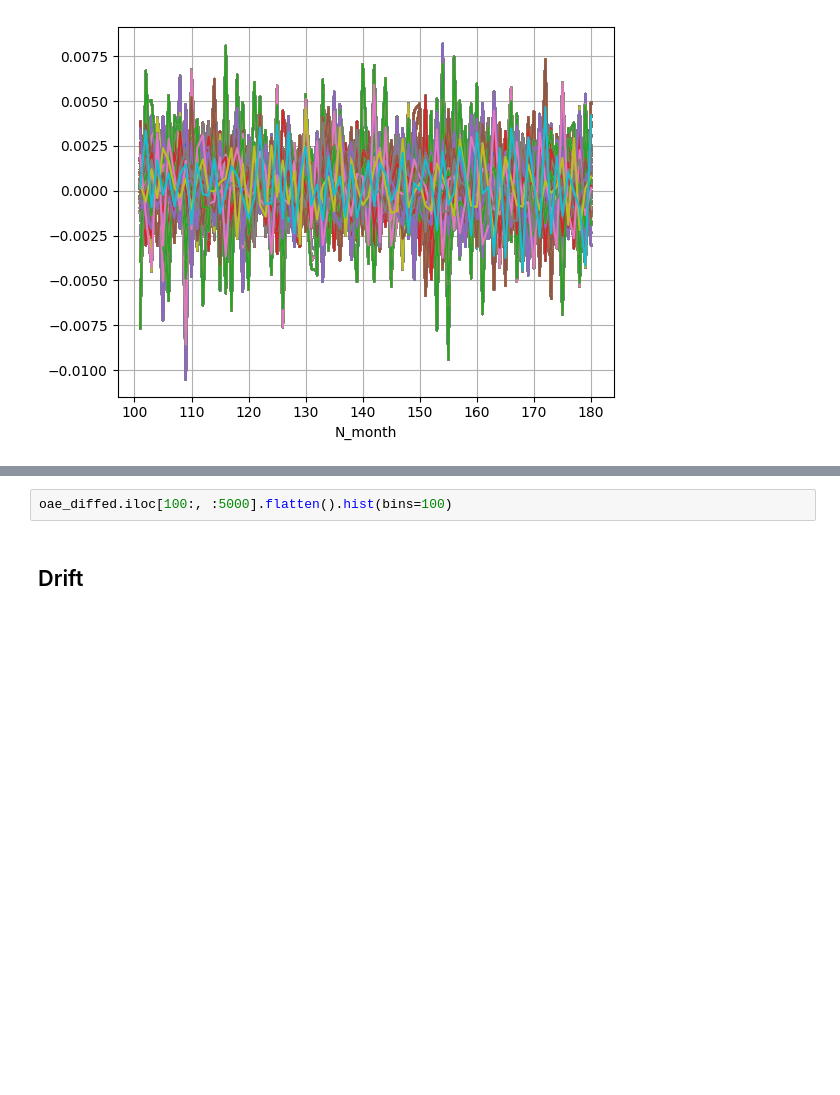
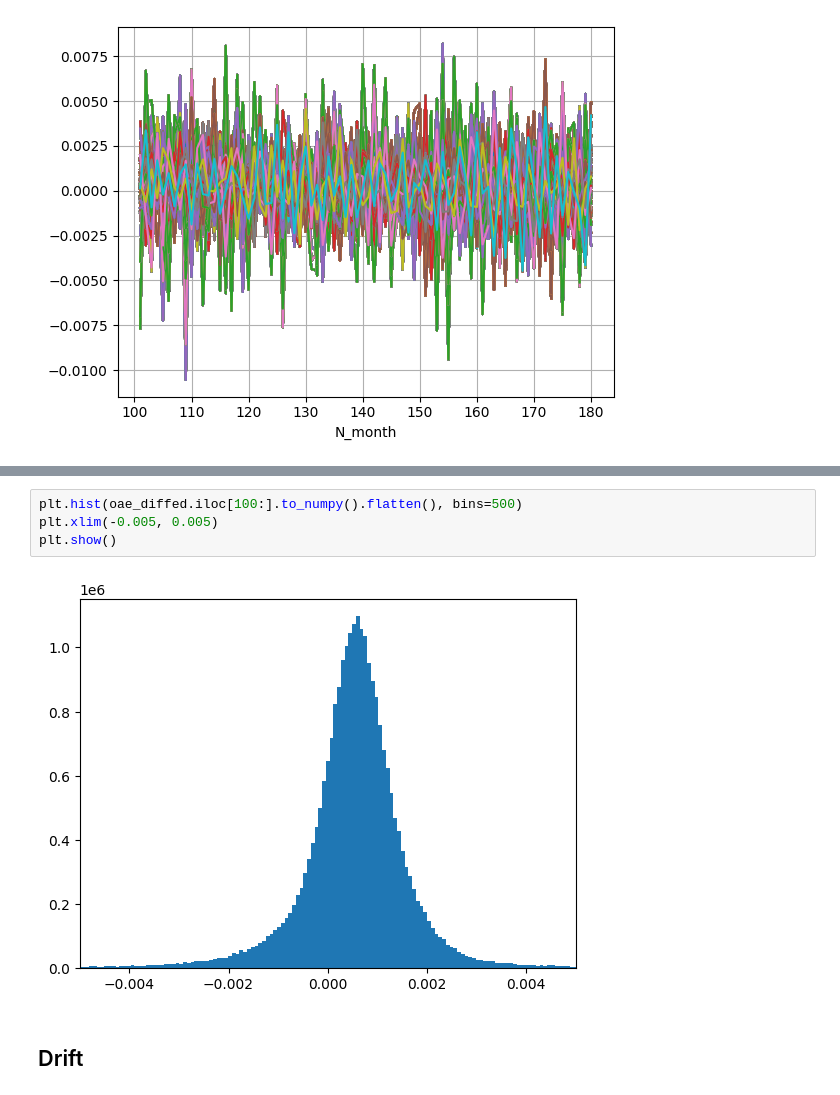
Before and after one commit to junsu489/cworthy, a Jupyter notebook: notebook/eda.ipynb, the cells around one changed output, grey strips where cells are left out. Saved outputs shown, nothing was run; the diff lists cells and outputs as text; blank space fills up the shorter version.

```diff
--- a/notebook/eda.ipynb
+++ b/notebook/eda.ipynb
@@ -41,5 +43,9 @@ plt.show()
-# %%
-oae_diffed.iloc[100:, :5000].flatten().hist(bins=100)
+# %%
+plt.hist(oae_diffed.iloc[100:].to_numpy().flatten(), bins=500)
+plt.xlim(-0.005, 0.005)
+plt.show()
+# %% [output]
+[figure, added]
 # %% [markdown]
 ## Drift
 # %%
```
Also changed, not shown: parts of 4 cells of this notebook.
